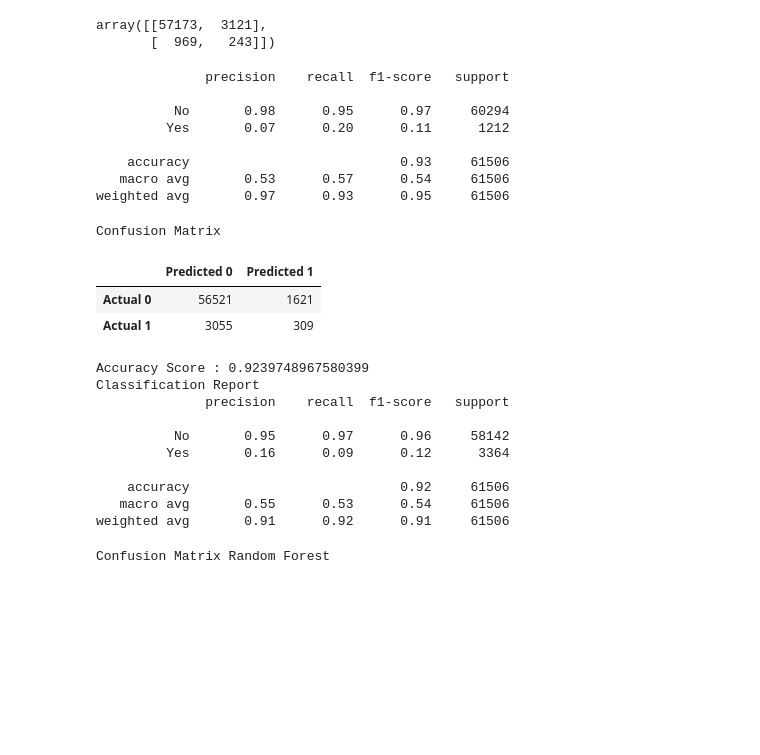
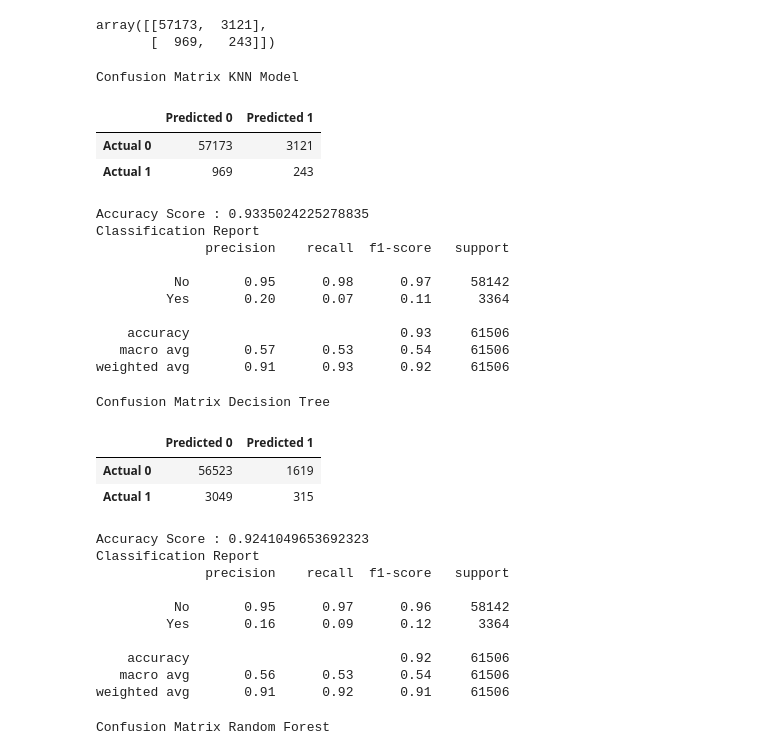
Before and after one commit to Dylan7777777/Group4_project4, a Jupyter notebook: generalAttributes.ipynb, the cells around one changed output. Drawn from its saved outputs; the diff is of its cells as text; code cells hidden in the pictures; blank space fills up the shorter version.

```diff
--- a/generalAttributes.ipynb
+++ b/generalAttributes.ipynb
@@ -96,18 +102,37 @@ confusion_matrix(y_pred,y_test)
 # %% [output]
 array([[57173,  3121],
        [  969,   243]])
-# %%
-# Print classification report
-print(classification_report(y_pred,y_test))
-# %% [output]
-              precision    recall  f1-score   support
-
-          No       0.98      0.95      0.97     60294
-         Yes       0.07      0.20      0.11      1212
-
-    accuracy                           0.93     61506
-   macro avg       0.53      0.57      0.54     61506
-weighted avg       0.97      0.93      0.95     61506
+# %%
+# Calculating the confusion matrix
+knn = confusion_matrix(y_pred, y_test)
+knn_df = pd.DataFrame(
+    knn, index=["Actual 0", "Actual 1"], columns=["Predicted 0", "Predicted 1"]
+)
+
+# Calculating the accuracy score
+acc_score = accuracy_score(y_test, y_pred)
+# %%
+# Displaying results
+print("Confusion Matrix KNN Model")
+display(knn_df)
+print(f"Accuracy Score : {acc_score}")
+print("Classification Report")
+print(classification_report(y_test, y_pred))
+# %% [output]
+Confusion Matrix KNN Model
+|  | Predicted 0 | Predicted 1 |
+| Actual 0 | 57173 | 3121 |
+| Actual 1 | 969 | 243 |
+Accuracy Score : 0.9335024225278835
+Classification Report
+              precision    recall  f1-score   support
+
+          No       0.95      0.98      0.97     58142
+         Yes       0.20      0.07      0.11      3364
+
+    accuracy                           0.93     61506
+   macro avg       0.57      0.53      0.54     61506
+weighted avg       0.91      0.93      0.92     61506
 # %%
 # Creating the decision tree classifier instance
 DTmodel = tree.DecisionTreeClassifier()
@@ -128,17 +153,17 @@ cm_df = pd.DataFrame(
 acc_score = accuracy_score(y_test, predictions)
 # %%
 # Displaying results
-print("Confusion Matrix")
+print("Confusion Matrix Decision Tree")
 display(cm_df)
 print(f"Accuracy Score : {acc_score}")
 print("Classification Report")
 print(classification_report(y_test, predictions))
 # %% [output]
-Confusion Matrix
+Confusion Matrix Decision Tree
 |  | Predicted 0 | Predicted 1 |
-| Actual 0 | 56521 | 1621 |
-| Actual 1 | 3055 | 309 |
+| Actual 0 | 56523 | 1619 |
+| Actual 1 | 3049 | 315 |
-Accuracy Score : 0.9239748967580399
+Accuracy Score : 0.9241049653692323
 Classification Report
               precision    recall  f1-score   support
 
@@ -146,7 +171,7 @@ Classification Report
          Yes       0.16      0.09      0.12      3364
 
     accuracy                           0.92     61506
-   macro avg       0.55      0.53      0.54     61506
+   macro avg       0.56      0.53      0.54     61506
 weighted avg       0.91      0.92      0.91     61506
 # %%
 # Create a random forest classifier
```
Also changed, not shown: parts of 2 cells of this notebook, 2 other files.
